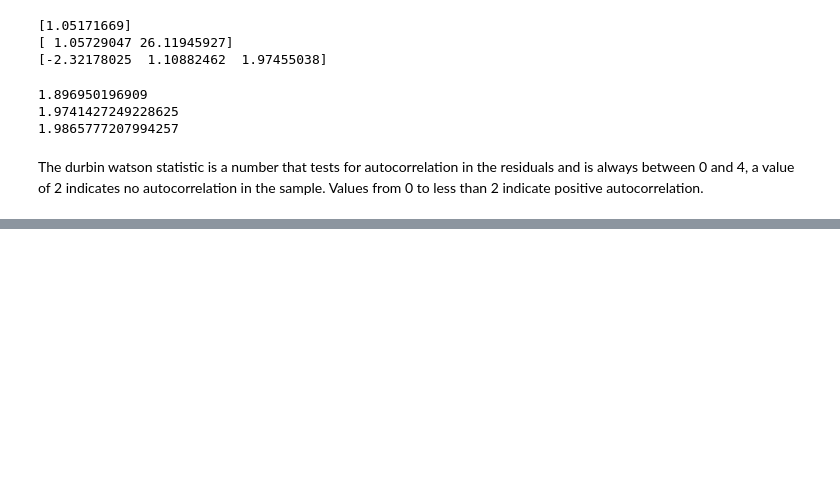
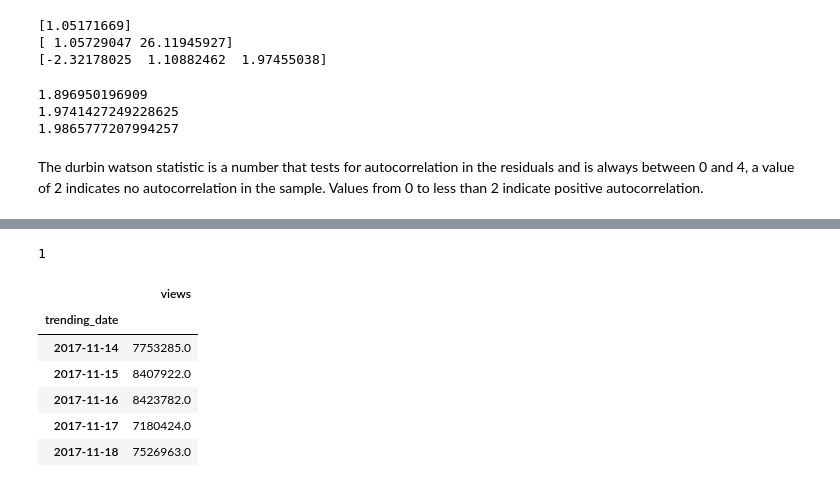
Before and after one commit to srive326/Youtube-forecasting, a Jupyter notebook: Youtube Data.ipynb, the cells around one changed output, grey strips where cells are left out. Drawn from its saved outputs; the diff is of its cells as text; code cells hidden in the pictures; blank space fills up the shorter version.

```diff
--- a/Youtube Data.ipynb
+++ b/Youtube Data.ipynb
@@ -189,0 +205,19 @@ The durbin watson statistic is a number that tests for autocorrelation in the re
+# %%
+import statsmodels.tsa.api as smt
+mdl = smt.AR(dta).fit(maxlag=7, ic='aic', trend='nc')
+est_order = smt.AR(dta).select_order(
+   maxlag=35, ic='bic', trend='nc')
+
+print(est_order)
+# %% [output]
+1
+# %%
+dta.head()
+# %% [output]
+|  | views |
+| trending_date |  |
+| 2017-11-14 | 7753285.0 |
+| 2017-11-15 | 8407922.0 |
+| 2017-11-16 | 8423782.0 |
+| 2017-11-17 | 7180424.0 |
+| 2017-11-18 | 7526963.0 |
```
Also changed, not shown: parts of 4 cells of this notebook.
